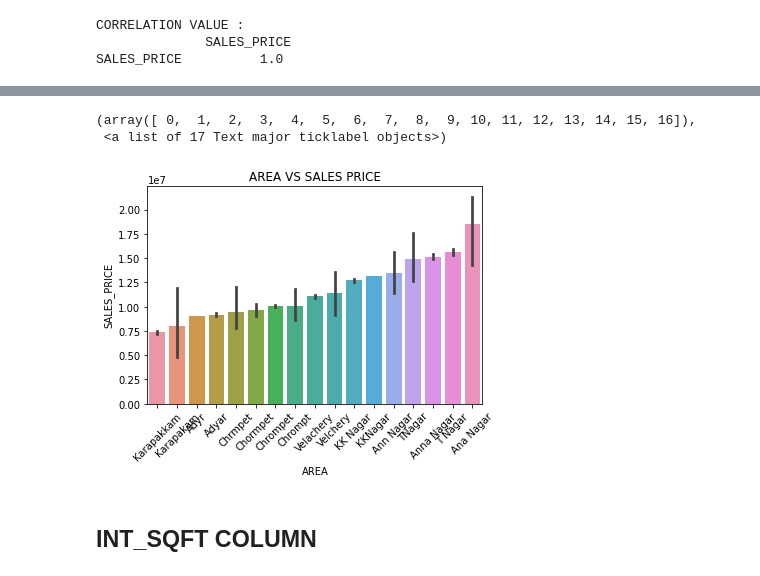
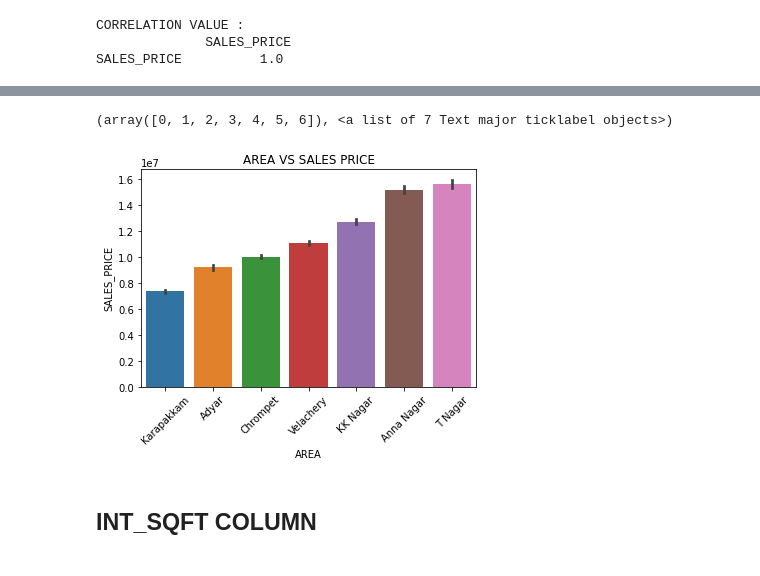
Before and after one commit to sukusandy/DS-Projects, a Jupyter notebook: House_Price_Prediction_Chennai.ipynb, the cells around one changed output, grey strips where cells are left out. Saved outputs shown, nothing was run; the diff lists cells and outputs as text; code cells hidden in the pictures.

```diff
--- a/House_Price_Prediction_Chennai.ipynb
+++ b/House_Price_Prediction_Chennai.ipynb
@@ -228,7 +228,7 @@ AGE
 7108   16060 days
 Length: 7109, dtype: timedelta64[ns]
 # %%
-df=pd.concat([df1,AGE.rename('BUILDING_AGE')],axis=1)
+df=pd.concat([df,AGE.rename('BUILDING_AGE')],axis=1)
 # %%
 df.drop(['DATE_BUILD','DATE_SALE'],axis=1,inplace=True)
 # %%
@@ -360,7 +360,7 @@ df['SALE_COND'].unique()
 array(['AbNormal', 'Family', 'Partial', 'AdjLand', 'Normal Sale',
        'Ab Normal', 'Partiall', 'Adj Land', 'PartiaLl'], dtype=object)
 # %%
-df['SALE_COND']=df1['SALE_COND'].replace(['Ab Normal','Partiall','PartiaLl','Adj Land'],['AbNormal','Partial','Partial','AdjLand'])
+df['SALE_COND']=df['SALE_COND'].replace(['Ab Normal','Partiall','PartiaLl','Adj Land'],['AbNormal','Partial','Partial','AdjLand'])
 # %%
 df['SALE_COND'].value_counts()
 # %% [output]
@@ -379,7 +379,7 @@ df['PARK_FACIL'].unique()
 # %% [output]
 array(['Yes', 'No', 'Noo'], dtype=object)
 # %%
-df['PARK_FACIL']=df1['PARK_FACIL'].replace({'Noo':'No'})
+df['PARK_FACIL']=df['PARK_FACIL'].replace({'Noo':'No'})
 # %%
 df['PARK_FACIL'].unique()
 # %% [output]
@@ -398,7 +398,7 @@ Other           26
 Comercial        4
 Name: BUILDTYPE, dtype: int64
 # %%
-df['BUILDTYPE']=df1['BUILDTYPE'].replace(['Comercial','Other'],['Commercial','Others'])
+df['BUILDTYPE']=df['BUILDTYPE'].replace(['Comercial','Other'],['Commercial','Others'])
 # %%
 df['BUILDTYPE'].value_counts()
 # %% [output]
@@ -642,10 +640,9 @@ df.AREA.value_counts().sort_values().plot(kind='bar')
 # %%
 area_order=df.groupby('AREA')['SALES_PRICE'].mean().reset_index().sort_values('SALES_PRICE')['AREA']
-sns.barplot(x='AREA',y='SALES_PRICE',data=df1,order=area_order)
+sns.barplot(x='AREA',y='SALES_PRICE',data=df,order=area_order)
 plt.title('AREA VS SALES PRICE')
 plt.xticks(rotation=45)
 # %% [output]
-(array([ 0,  1,  2,  3,  4,  5,  6,  7,  8,  9, 10, 11, 12, 13, 14, 15, 16]),
- <a list of 17 Text major ticklabel objects>)
+(array([0, 1, 2, 3, 4, 5, 6]), <a list of 7 Text major ticklabel objects>)
-[figure, old version]
+[figure, new version]
 # %%
```
Also changed, not shown: parts of 33 cells of this notebook.
